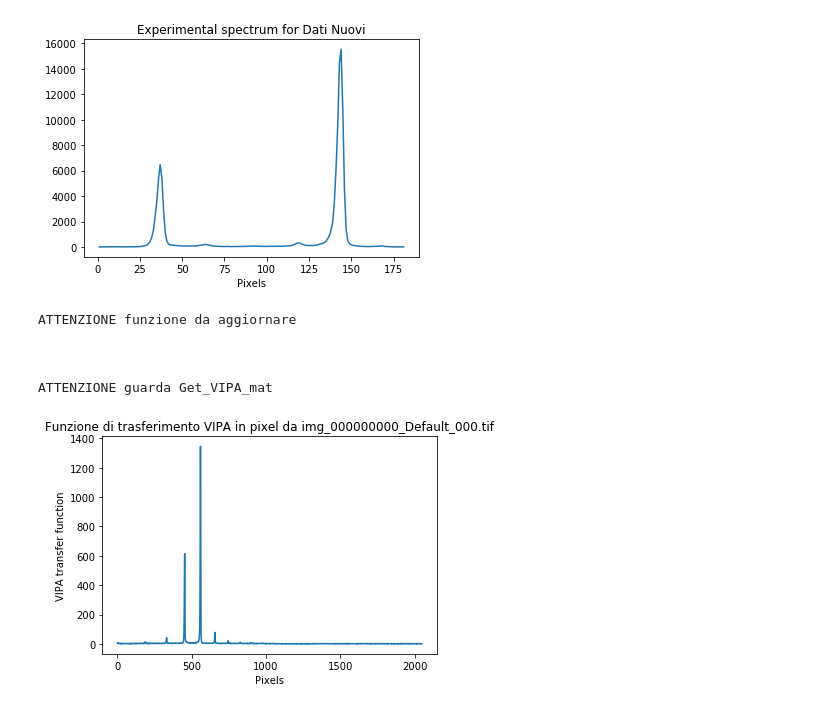
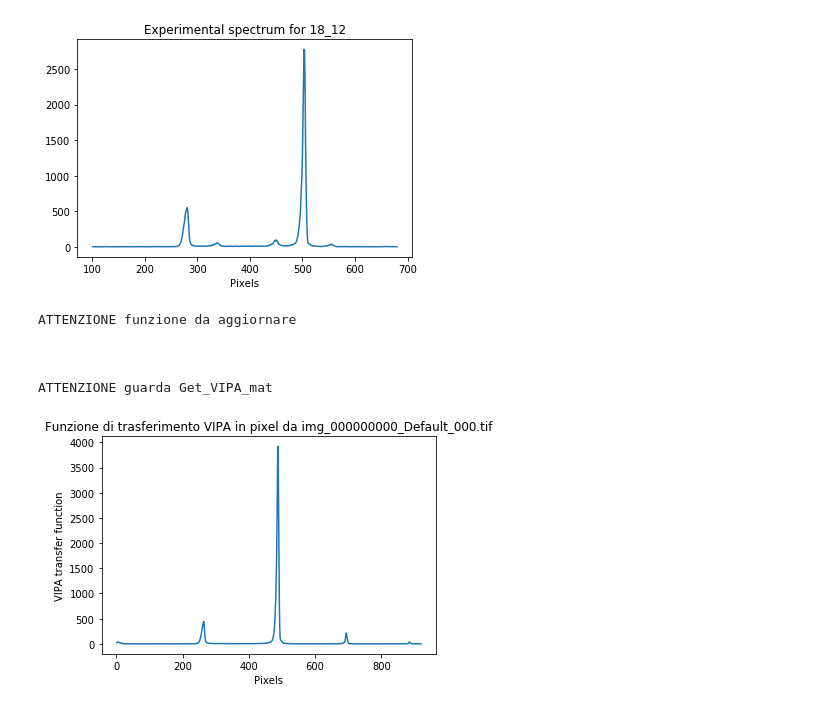
Before and after one commit to flautodipan/Python_Libraries, a Jupyter notebook: Experimentum_III.ipynb, the cells around one changed output. Saved outputs shown, nothing was run; the diff lists cells and outputs as text; code cells hidden in the pictures.

```diff
--- a/Experimentum_III.ipynb
+++ b/Experimentum_III.ipynb
@@ -16,21 +15,21 @@ import  time
 # %%
 #1 ) Acquisizione Spettro e VIPA
 
-y   =   loadmat('../2611_trento_K27M/y_new.mat')
-y   =   y['y'][0][0]
+y   =   loadmat('../Claudia/DaticellBoniPuntiDoppi/20191218_K27M')
+y   =   y['y'][31][81]
 
 y   =   y[:,0]
 
-Data     =   Exp.Spectrum('Dati Nuovi')
-Data.Get_Spectrum(how_to_get = 'by_passing', y = y, offset = 183., fig = 'Spectrum_Pix', save_path = '../figure/')
-Data.Get_VIPA_tif(tif_filename = 'img_000000000_Default_000.tif', path ='../2611_trento_K27M/elastici_verdi/Pos0/', fig = 'VIPA_Pix', save_path = '../figure/')
+Data     =   Exp.Spectrum('18_12')
+Data.Get_Spectrum(y = y, offset = 183., cut = True, cut_range = (100, 680), fig = 'Spectrum_Pix', save_path = '')
+Data.Get_VIPA_tif(tif_filename = 'img_000000000_Default_000.tif', path ='../Claudia/DaticellBoniPuntiDoppi/picchi_elastici_con_filtro_100msexp/Pos0/', fig = 'VIPA_Pix', save_path = '')
 # %% [output]
-[figure, old version]
+[figure, new version]
 ATTENZIONE funzione da aggiornare
 
 
 
 ATTENZIONE guarda Get_VIPA_mat
-[figure, old version]
+[figure, new version]
 # %%
 #2) Analizzo questi Spettri per capire come gestire le funzioni dopo
```
Also changed, not shown: parts of 10 cells of this notebook, 3 other files.
